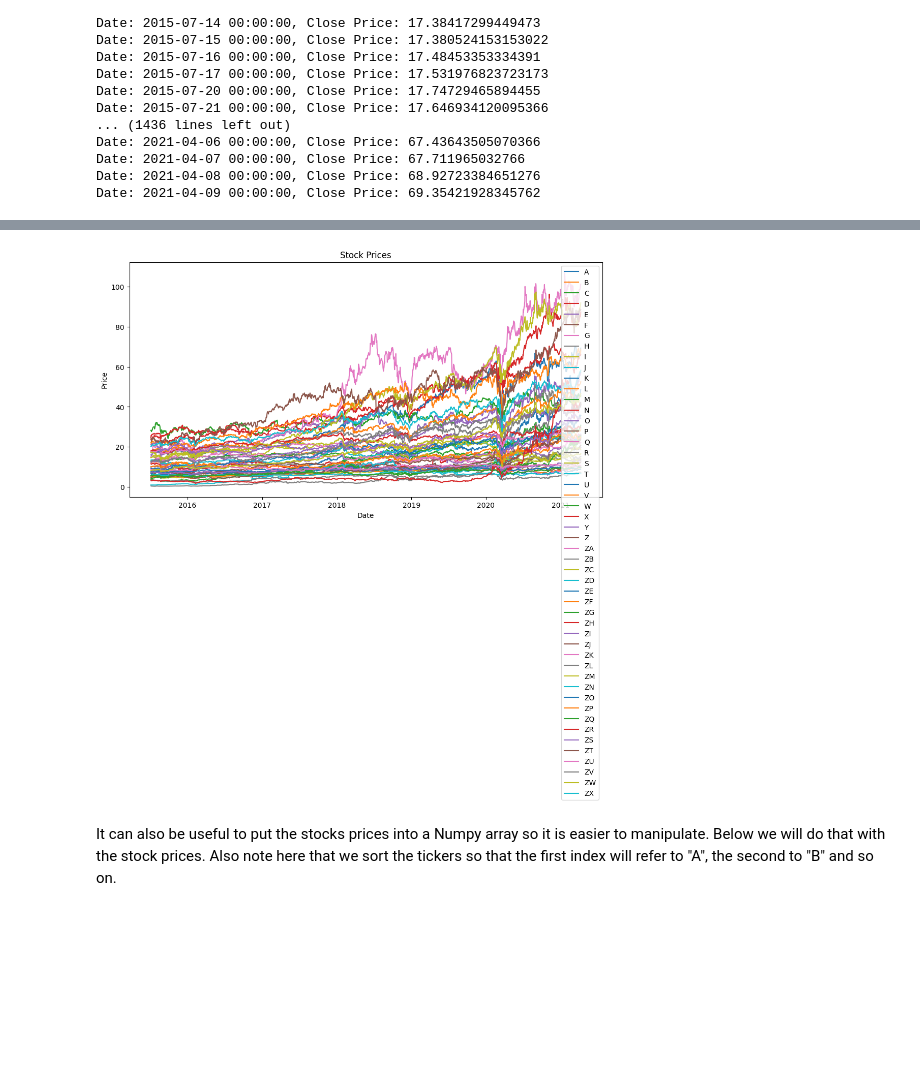
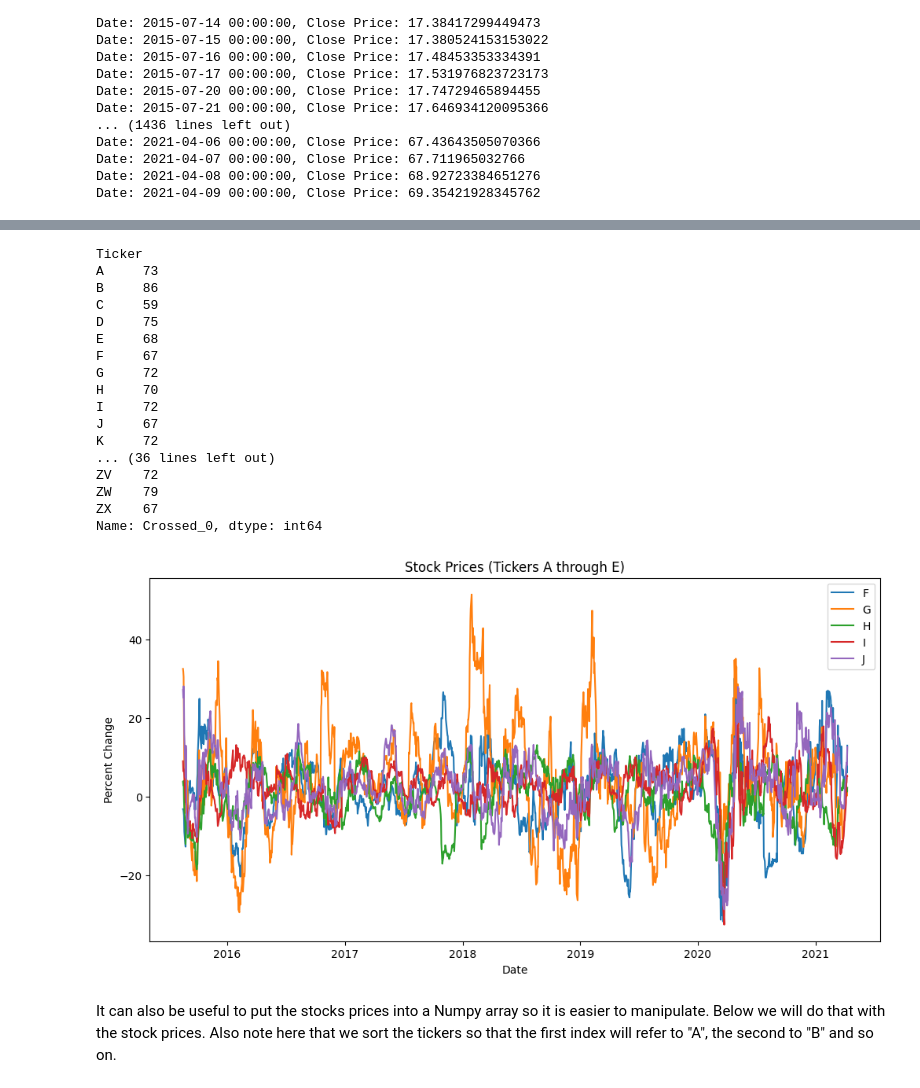
Before and after one commit to MIG-Project-Challenge/team-8, a Jupyter notebook: getting-started/data_exploration.ipynb, the cells around one changed output, grey strips where cells are left out. Drawn from its saved outputs; the diff is of its cells as text; code cells hidden in the pictures; blank space fills up the shorter version.

Commit message:
Strategy based on returns

```diff
--- a/getting-started/data_exploration.ipynb
+++ b/getting-started/data_exploration.ipynb
@@ -161,22 +193,64 @@ Date: 2021-04-09 00:00:00, Close Price: 69.35421928345762
+# %%
+import pandas as pd
+
+def calculate_rolling_30_day_rate_of_return(df):
+    # Sort the data by Ticker and Date (this should already be done in your cleaned DataFrame)
+    df.sort_index(inplace=True)
+
+    # Calculate the rate of return for each 30-day period for each stock
+    df['Rate_of_Return'] = df.groupby('Ticker')['Close'].pct_change(periods=20) * 100
+
+    # Count the number of times the percentage change crosses 0 for each stock
+    df['Crossed_0'] = (df['Rate_of_Return'] > 0) & (df['Rate_of_Return'].shift(-1) <= 0)
+
+    return df
+
+# Example usage:
+# Assuming you've already loaded and prepared your data into train_df
+result = calculate_rolling_30_day_rate_of_return(train_df)
+
+# Count the number of times the percentage change crosses 0 for each stock
+crossed_0_counts = result.groupby('Ticker')['Crossed_0'].sum()
+print(crossed_0_counts)
+# %% [output]
+Ticker
+A     73
+B     86
+C     59
+D     75
+E     68
+F     67
+G     72
+H     70
+I     72
+J     67
+K     72
+... (36 lines left out)
+ZV    72
+ZW    79
+ZX    67
+Name: Crossed_0, dtype: int64
 # %%
-# We can plot all the symbols like below
 import matplotlib.pyplot as plt
 
-tickers = sorted(train_df.index.get_level_values('Ticker').unique())
+# Filter the DataFrame to include only tickers A through E
+filtered_tickers = ['A', 'B', 'C', 'D', 'E']
+filtered_tickers2 = ['F', 'G', 'H', 'I', 'J']
+filtered_df = train_df[train_df.index.get_level_values('Ticker').isin(filtered_tickers2)]
 
 plt.figure(figsize=(12, 6))
 
-for ticker in tickers:
-    stock_close_data = train_df.loc[ticker]["Close"]
-    plt.plot(stock_close_data.index,stock_close_data.values, label=f'{ticker}')
+for ticker in filtered_tickers2:
+    stock_close_data = filtered_df.loc[ticker]['Rate_of_Return']
+    plt.plot(stock_close_data.index, stock_close_data.values, label=f'{ticker}')
 
 plt.xlabel('Date')
-plt.ylabel('Price')
-plt.title('Stock Prices')
+plt.ylabel('Percent Change')
+plt.title('Stock Prices (Tickers A through E)')
 plt.legend()
 plt.show()
 # %% [output]
-[figure, old version]
+[figure, new version]
 # %% [markdown]
 It can also be useful to put the stocks prices into a Numpy array so it is easier to manipulate. Below we will do that with the stock prices. Also note here that we sort the tickers so that the first index will refer to "A", the second to "B" and so on.
 # %%
```
Also changed, not shown: parts of 1 cell of this notebook, 1 other file.
